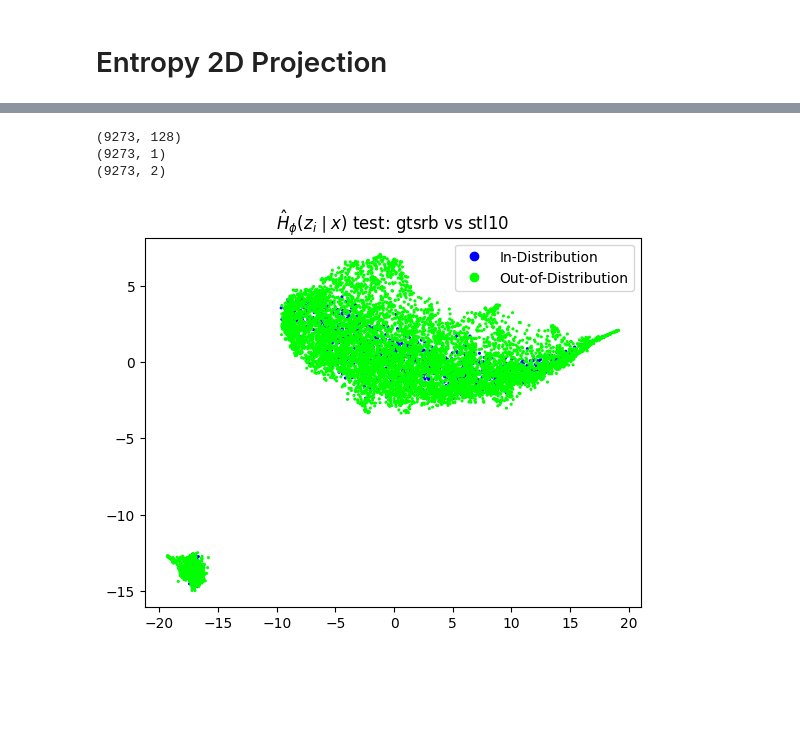
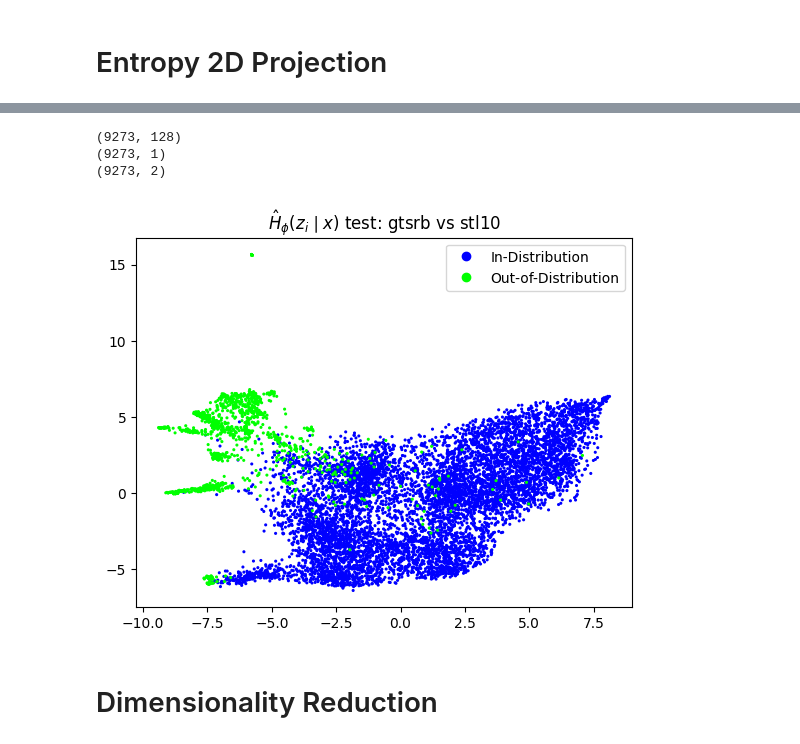
Before and after one commit to danielm322/gtsrb_classifier, a Jupyter notebook: NB_CoRL2023_classification_resnet18_samples.ipynb, the cells around one changed output, grey strips where cells are left out. Drawn from its saved outputs; the diff is of its cells as text; code cells hidden in the pictures; blank space fills up the shorter version.

```diff
--- a/NB_CoRL2023_classification_resnet18_samples.ipynb
+++ b/NB_CoRL2023_classification_resnet18_samples.ipynb
@@ -601,10 +849,12 @@ plot_samples_pacmap(gtsrb_rn18_h_z_gtsrb_normal_valid_samples_np,
 # %%
-plot_samples_pacmap(gtsrb_rn18_h_z_gtsrb_normal_test_samples_np,
-                    gtsrb_rn18_h_z_stl10_test_samples_np,
-                    neighbors=10,
+plot_samples_pacmap(gtsrb_rn18_h_z_stl10_test_samples_np,
+                    gtsrb_rn18_h_z_gtsrb_normal_test_samples_np,
+                    neighbors=16,
                     title="$\hat{H}_{\phi}(z_i \mid x)$ test: gtsrb vs stl10")
 # %% [output]
 (9273, 128)
 (9273, 1)
 (9273, 2)
-[figure, old version]
+[figure, new version]
+# %% [markdown]
+# Dimensionality Reduction
```
Also changed, not shown: parts of 133 cells of this notebook, 8 other files.
